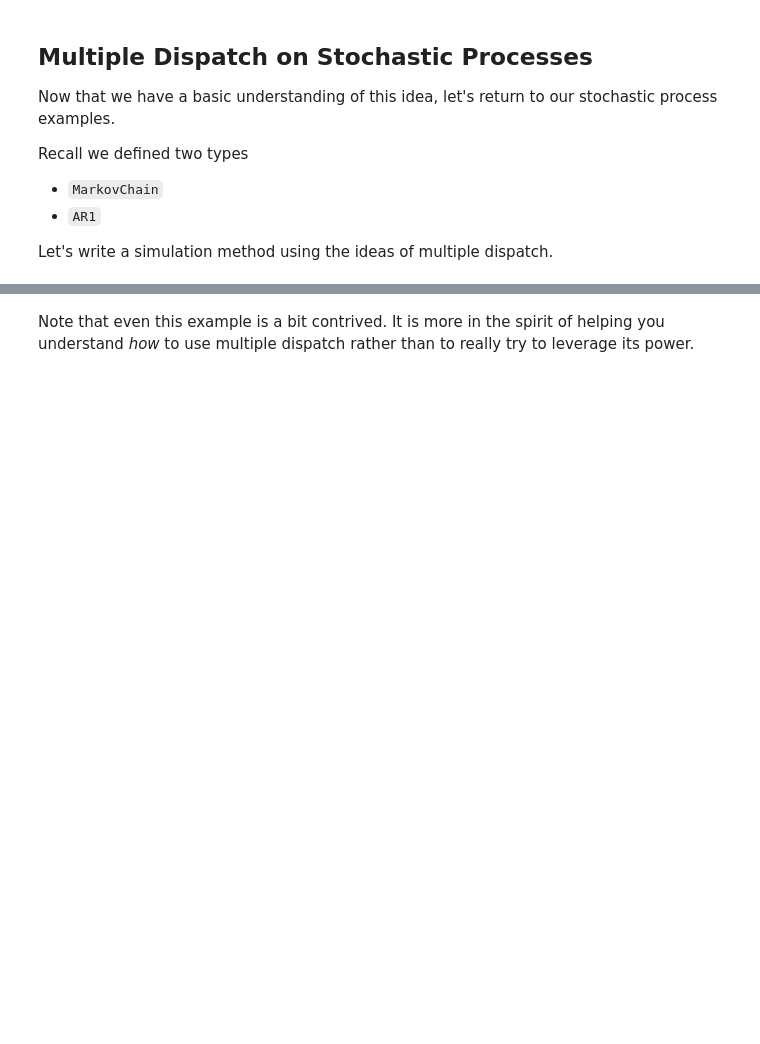
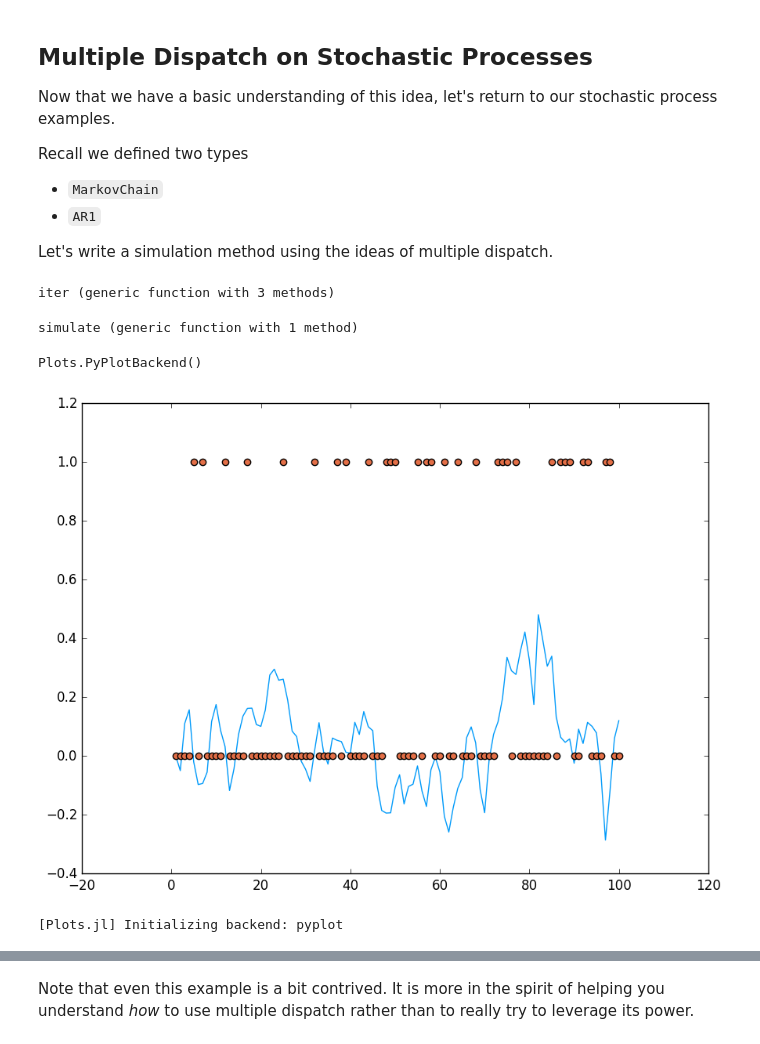
Before and after one commit to QuantEcon/emet_summer_workshop, a Jupyter notebook: lecture_3/julia_intro_notebook.ipynb, the cells around one changed output, grey strips where cells are left out. Saved outputs shown, nothing was run; the diff lists cells and outputs as text; code cells hidden in the pictures; blank space fills up the shorter version.

```diff
--- a/lecture_3/julia_intro_notebook.ipynb
+++ b/lecture_3/julia_intro_notebook.ipynb
@@ -232,8 +225,44 @@ Let's write a simulation method using the ideas of multiple dispatch.
 # %%
 iter(ar::AR1, x::Float64) = ar.ρ*x + ar.σ*randn()
 
-iter(mc::MarkovChain, s::Int) =
+iter(bp::BernoulliProcess, x::Int) = rand() < bp.p ? 1 : 0
+
+iter(sp::StochasticProcess, x) = error("Must be implemented for stochastic process")
+# %% [output]
+iter (generic function with 3 methods)
-# %%
-function simulate(sp::StochasticProcess, N::Integer)
-
-end
+# %%
+function simulate(sp::StochasticProcess, T::Integer, x0)
+    # Allocate space
+    X = Array(typeof(x0), T)
+
+    # Fill first element
+    X[1] = x0
+    for t=1:T-1
+        X[t+1] = iter(sp, X[t])
+    end
+
+    return X
+end
+# %% [output]
+simulate (generic function with 1 method)
+# %%
+using Plots
+
+pyplot()
+# %% [output]
+Plots.PyPlotBackend()
+# %%
+ar1 = AR1(0.9, 0.1)
+bp = BernoulliProcess(0.35)
+
+sim_ar = simulate(ar1, 100, 0.0)
+sim_bp = simulate(bp, 100, 0)
+
+p = plot(sim_ar, label="AR(1)")
+scatter!(sim_bp, lab="Bernoulli Process")
+xaxis!("T")
+yaxis!("X(t)")
+ylims!(-0.5, 1.5);
+# %% [output]
+[figure, added]
+[Plots.jl] Initializing backend: pyplot
```
Also changed, not shown: parts of 4 cells of this notebook, 1 other file.
